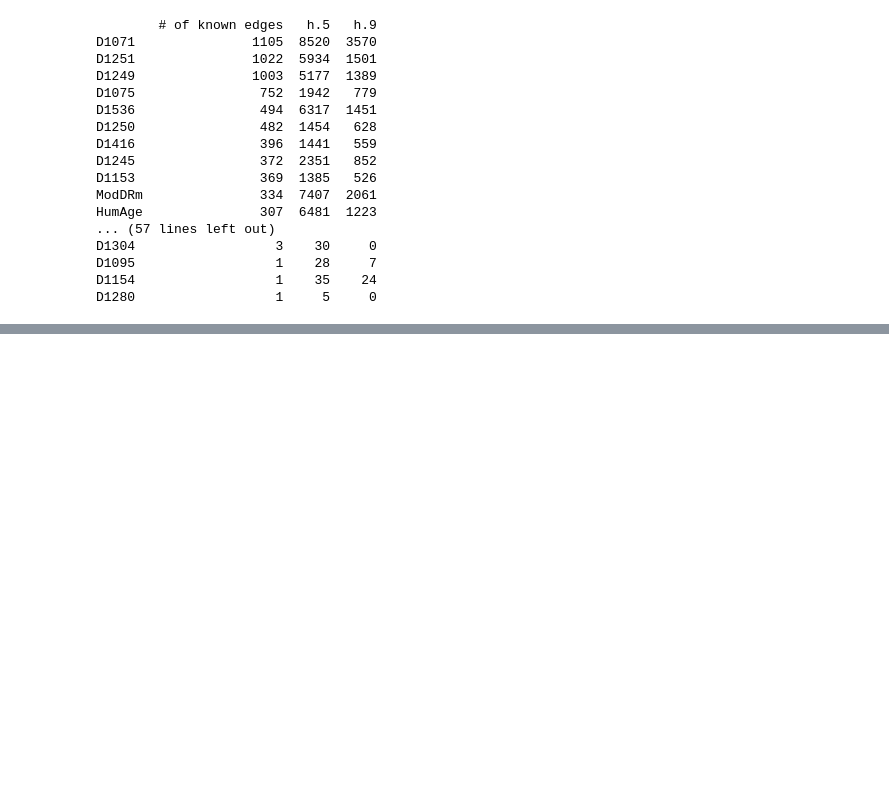
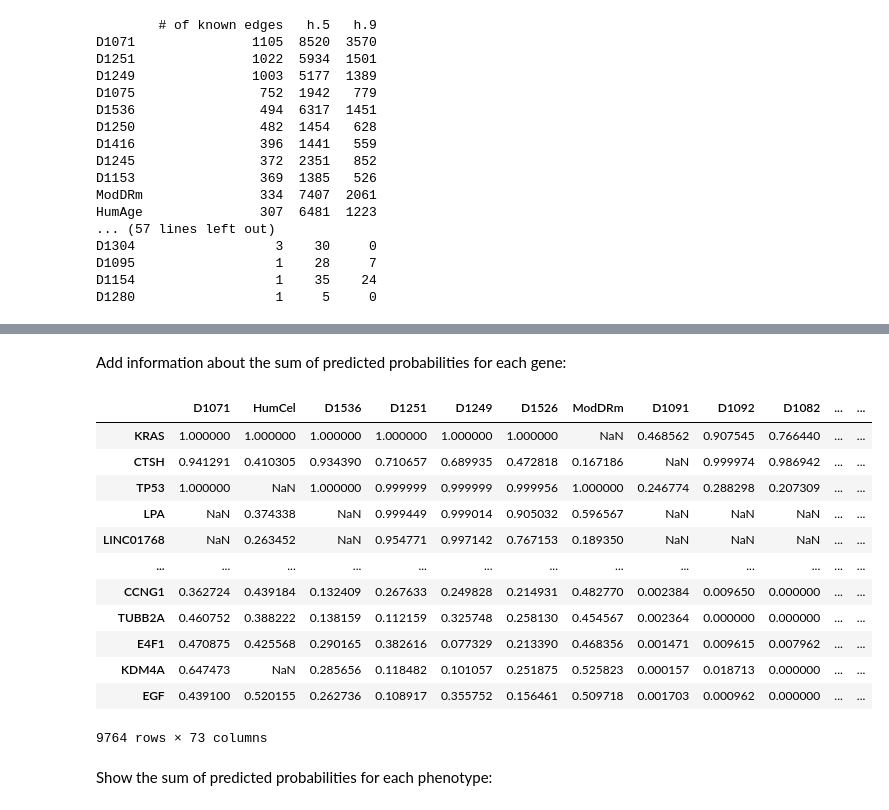
Before and after one commit to michalkoziarski/LongevityNetworks, a Jupyter notebook: analysis.ipynb, the cells around one changed output, grey strips where cells are left out. Cells and saved outputs as stored; diff of their text form; code cells hidden in the pictures; blank space fills up the shorter version.

```diff
--- a/analysis.ipynb
+++ b/analysis.ipynb
@@ -213,0 +253,23 @@ D1280                  1     5     0
+# %% [markdown]
+Add information about the sum of predicted probabilities for each gene:
+# %%
+dm.index = genes
+dm['Total'] = dm[phenotypes].sum(axis=1)
+dm = dm.sort_values('Total', ascending=False)
+dm
+# %% [output]
+|  | D1071 | HumCel | D1536 | D1251 | D1249 | D1526 | ModDRm | D1091 | D1092 | D1082 | ... | ... |
+| KRAS | 1.000000 | 1.000000 | 1.000000 | 1.000000 | 1.000000 | 1.000000 | NaN | 0.468562 | 0.907545 | 0.766440 | ... | ... |
+| CTSH | 0.941291 | 0.410305 | 0.934390 | 0.710657 | 0.689935 | 0.472818 | 0.167186 | NaN | 0.999974 | 0.986942 | ... | ... |
+| TP53 | 1.000000 | NaN | 1.000000 | 0.999999 | 0.999999 | 0.999956 | 1.000000 | 0.246774 | 0.288298 | 0.207309 | ... | ... |
+| LPA | NaN | 0.374338 | NaN | 0.999449 | 0.999014 | 0.905032 | 0.596567 | NaN | NaN | NaN | ... | ... |
+| LINC01768 | NaN | 0.263452 | NaN | 0.954771 | 0.997142 | 0.767153 | 0.189350 | NaN | NaN | NaN | ... | ... |
+| ... | ... | ... | ... | ... | ... | ... | ... | ... | ... | ... | ... | ... |
+| CCNG1 | 0.362724 | 0.439184 | 0.132409 | 0.267633 | 0.249828 | 0.214931 | 0.482770 | 0.002384 | 0.009650 | 0.000000 | ... | ... |
+| TUBB2A | 0.460752 | 0.388222 | 0.138159 | 0.112159 | 0.325748 | 0.258130 | 0.454567 | 0.002364 | 0.000000 | 0.000000 | ... | ... |
+| E4F1 | 0.470875 | 0.425568 | 0.290165 | 0.382616 | 0.077329 | 0.213390 | 0.468356 | 0.001471 | 0.009615 | 0.007962 | ... | ... |
+| KDM4A | 0.647473 | NaN | 0.285656 | 0.118482 | 0.101057 | 0.251875 | 0.525823 | 0.000157 | 0.018713 | 0.000000 | ... | ... |
+| EGF | 0.439100 | 0.520155 | 0.262736 | 0.108917 | 0.355752 | 0.156461 | 0.509718 | 0.001703 | 0.000962 | 0.000000 | ... | ... |
+9764 rows × 73 columns
+# %% [markdown]
+Show the sum of predicted probabilities for each phenotype:
```
Also changed, not shown: parts of 10 cells of this notebook.
